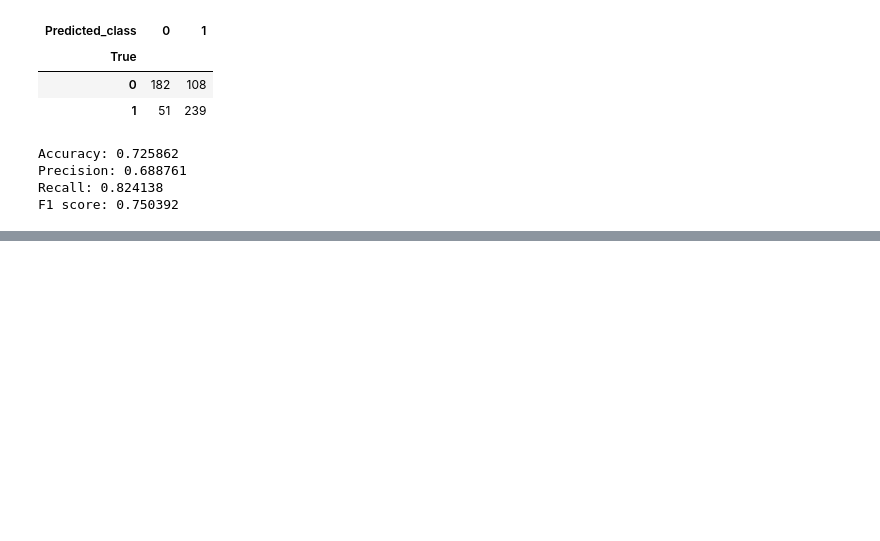
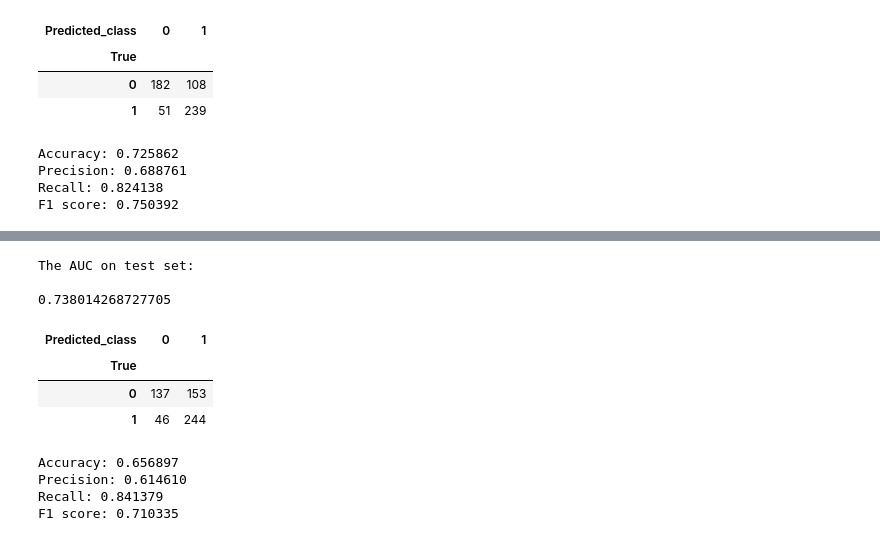
Before and after one commit to Aveek-Saha/TwitterFakeNet, a Jupyter notebook: GNN.ipynb, the cells around one changed output, grey strips where cells are left out. Drawn from its saved outputs; the diff is of its cells as text; code cells hidden in the pictures; blank space fills up the shorter version.

```diff
--- a/GNN.ipynb
+++ b/GNN.ipynb
@@ -361,0 +464,17 @@ F1 score: 0.750392
+# %%
+from numpy import isnan
+test_predictions = test_preds.values
+where_are_NaNs = isnan(test_predictions)
+test_predictions[where_are_NaNs] = 0
+test_predictions_class = ((test_predictions>=0.5)*1).flatten()
+test_df = pd.DataFrame({"Predicted_score": test_predictions.flatten(),
+                        "Predicted_class": test_predictions_class,
+                        "True": test_targets[:,0]})
+roc_auc = metrics.roc_auc_score(test_df['True'].values,
+                                test_df['Predicted_score'].values)
+print("The AUC on test set:\n")
+print(roc_auc)
+# %% [output]
+The AUC on test set:
+
+0.738014268727705
@@ -361,0 +485,22 @@ F1 score: 0.750392
+# %%
+
+pd.crosstab(test_df['True'], test_df['Predicted_class'])
+# %% [output]
+| Predicted_class | 0 | 1 |
+| True |  |  |
+| 0 | 137 | 153 |
+| 1 | 46 | 244 |
+# %%
+
+print('Accuracy: %f' % accuracy_score(test_df['True'], test_df['Predicted_class']))
+print('Precision: %f' % precision_score(test_df['True'], test_df['Predicted_class']))
+print('Recall: %f' % recall_score(test_df['True'], test_df['Predicted_class']))
+print('F1 score: %f' % f1_score(test_df['True'], test_df['Predicted_class']))
+
+# confusion matrix
+# print(confusion_matrix(test_df['True'], test_df['Predicted_class']))
+# %% [output]
+Accuracy: 0.656897
+Precision: 0.614610
+Recall: 0.841379
+F1 score: 0.710335
```
Also changed, not shown: parts of 28 cells of this notebook, 1 other file.
